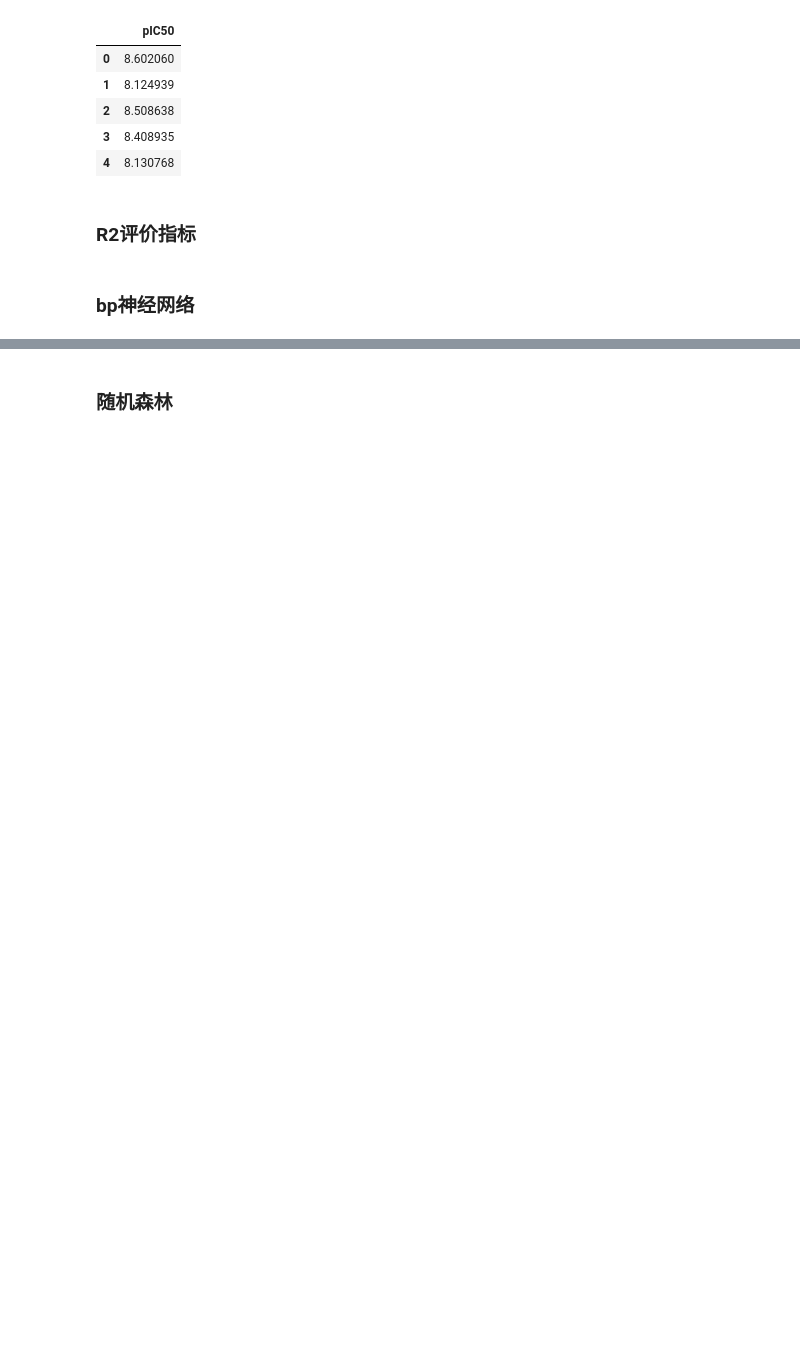
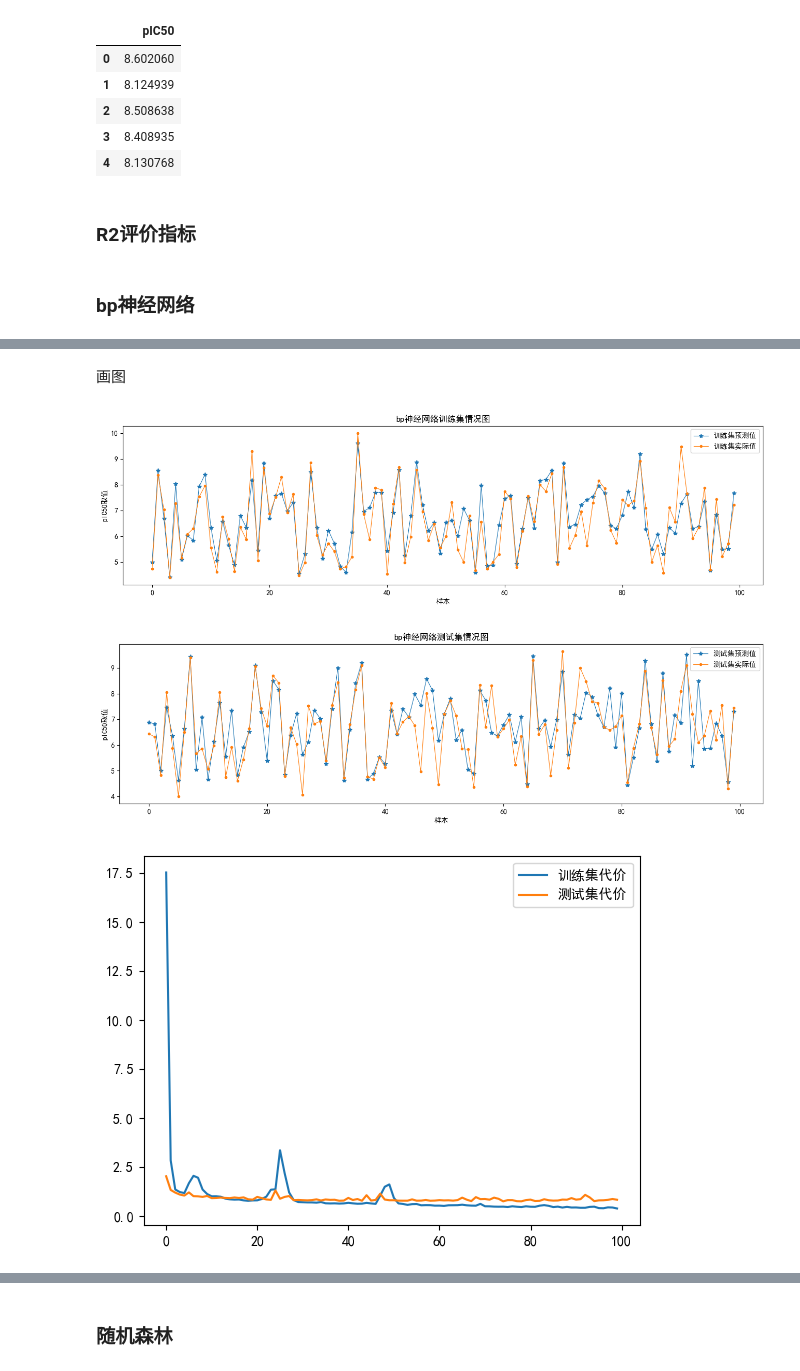
Before and after one commit to keptupp/PythonDataAnalysisAndShow, a Jupyter notebook: exercise_big/answer_2.ipynb, the cells around one changed output, grey strips where cells are left out. Saved outputs shown, nothing was run; the diff lists cells and outputs as text; code cells hidden in the pictures; blank space fills up the shorter version.

```diff
--- a/exercise_big/answer_2.ipynb
+++ b/exercise_big/answer_2.ipynb
@@ -58,6 +66,8 @@ x_train,x_test,y_train,y_test=train_test_split(x_s,y_s,test_size=0.3,random_stat
 import tensorflow as tf
 import numpy as np
 import matplotlib.pyplot as plt
+plt.rcParams['font.sans-serif']=['SimHei']
+plt.rcParams['axes.unicode_minus'] = False
 # %% [markdown]
 ### R2评价指标
 # %%
@@ -125,0 +125,45 @@ _________________________________________________________________
+# %% [markdown]
+画图
+# %%
+plt.figure(figsize=(16,4))
+plt.plot(y_out[:100],label="训练集预测值",linewidth=0.8,marker="*")
+plt.plot(np.array(y_train)[:100],label="训练集实际值",linewidth=0.8,marker=".")
+plt.title("bp神经网络训练集情况图")
+plt.xlabel("样本")
+plt.ylabel("pIC50取值")
+plt.legend()
+plt.show()
+
+# plt.figure(figsize=(16,4))
+# plt.plot(y_out,label="训练集预测值",linewidth=0.8,marker="*")
+# plt.plot(np.array(y_train),label="训练集实际值",linewidth=0.8,marker=".")
+# plt.legend()
+# plt.show()
+
+plt.figure(figsize=(16,4))
+plt.plot(y_out_test[:100],label="测试集预测值",linewidth=0.8,marker="*")
+plt.plot(np.array(y_test)[:100],label="测试集实际值",linewidth=0.8,marker=".")
+plt.title("bp神经网络测试集情况图")
+plt.xlabel("样本")
+plt.ylabel("pIC50取值")
+plt.legend()
+plt.show()
+
+# plt.figure(figsize=(16,4))
+# plt.plot(y_out_test,label="测试集预测值",linewidth=0.8,marker="*")
+# plt.plot(np.array(y_test),label="测试集实际值",linewidth=0.8,marker=".")
+# plt.legend()
+# plt.show()
+
+plt.plot(answer.history.get("loss"),label="训练集代价")
+plt.plot(answer.history.get("val_loss"),label="测试集代价")
+plt.legend()
+plt.show()
+
+model_neural_networks.save("model_neural_networks.h5")
+y_predict=model_neural_networks.predict(x=x_predict)
+np.savetxt('answer.txt',y_predict)
+# %% [output]
+[figure, added]
+[figure, added]
+[figure, added]
```
Also changed, not shown: parts of 15 cells of this notebook, 7 other files.
